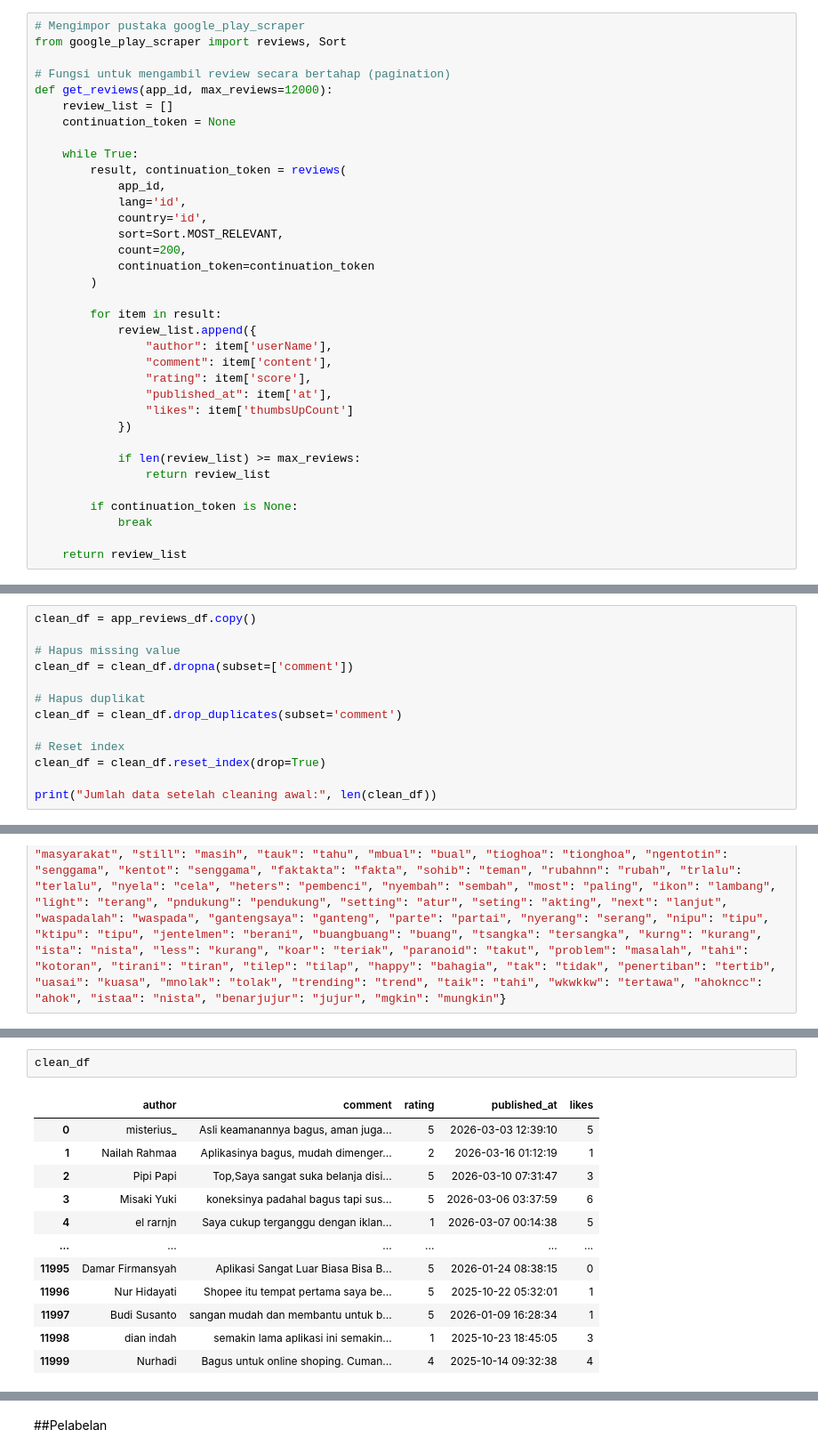
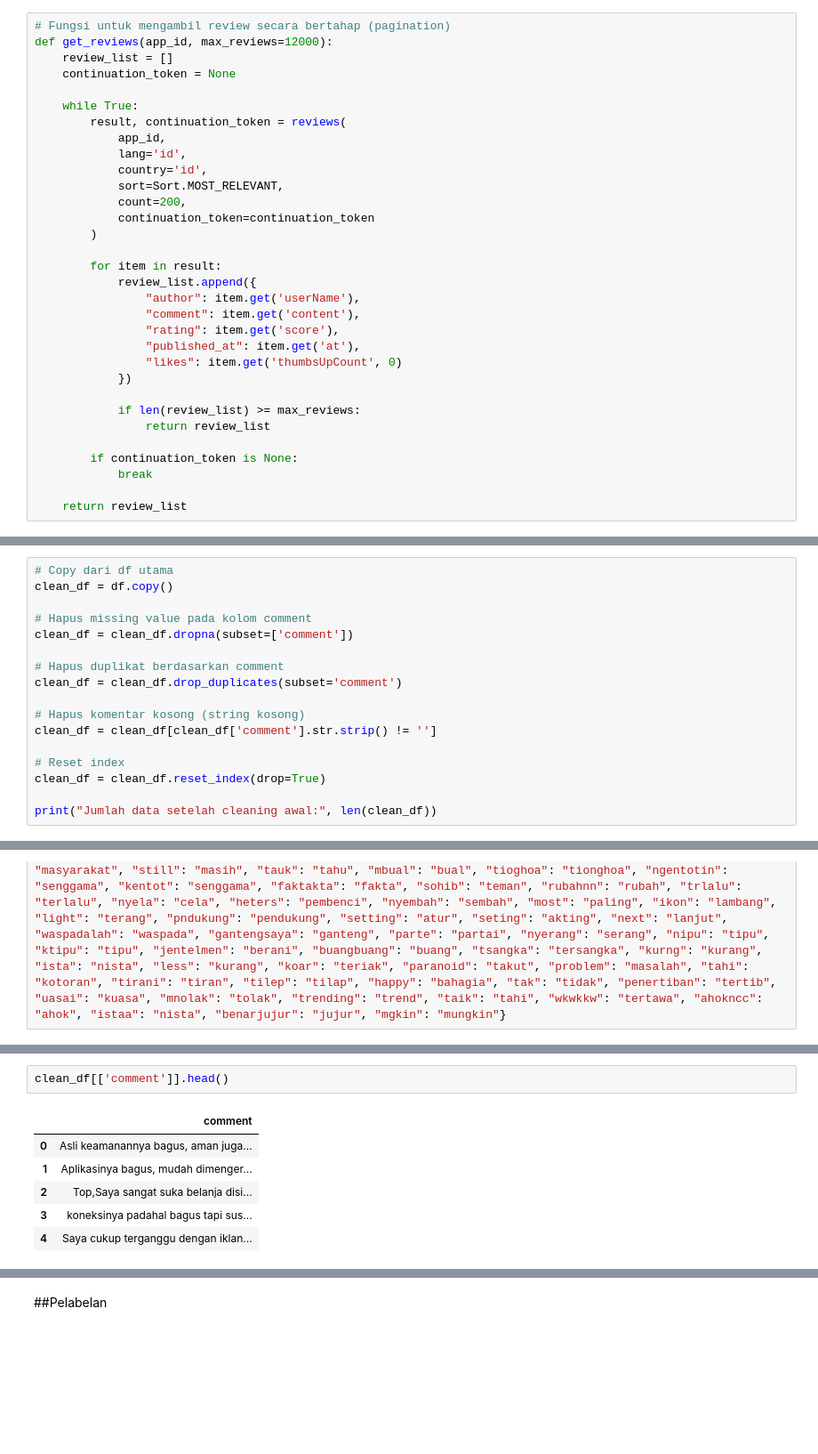
Before and after one commit to NyssaRomana/IDCamp-Dicoding, a Jupyter notebook: DeepLearningSubmissionpynb.ipynb, the cells around one changed output, grey strips where cells are left out. Shown at 89% size. Saved outputs shown, nothing was run; the diff lists cells and outputs as text; blank space fills up the shorter version.

```diff
--- a/DeepLearningSubmissionpynb.ipynb
+++ b/DeepLearningSubmissionpynb.ipynb
@@ -73,9 +70,6 @@ Analisis sentimen bertujuan untuk mengklasifikasikan ulasan pengguna ke dalam ti
 
 Dataset diperoleh melalui proses scraping menggunakan Python, sehingga mencerminkan data aktual dari pengguna. Hasil analisis ini diharapkan dapat memberikan insight bagi pengembang aplikasi dalam meningkatkan kualitas layanan dan pengalaman pengguna.
 # %%
-# Mengimpor pustaka google_play_scraper
-from google_play_scraper import reviews, Sort
-
 # Fungsi untuk mengambil review secara bertahap (pagination)
 def get_reviews(app_id, max_reviews=12000):
     review_list = []
@@ -93,11 +87,11 @@ def get_reviews(app_id, max_reviews=12000):
 
         for item in result:
             review_list.append({
-                "author": item['userName'],
-                "comment": item['content'],
-                "rating": item['score'],
-                "published_at": item['at'],
-                "likes": item['thumbsUpCount']
+                "author": item.get('userName'),
+                "comment": item.get('content'),
+                "rating": item.get('score'),
+                "published_at": item.get('at'),
+                "likes": item.get('thumbsUpCount', 0)
             })
 
             if len(review_list) >= max_reviews:
@@ -228,13 +248,17 @@ Jumlah duplikat: 0
 # %% [markdown]
 Berdasarkan hasil pengecekan, tidak ditemukan data duplikat pada kolom komentar. Hal ini menunjukkan bahwa setiap ulasan dalam dataset bersifat unik.
 # %%
-clean_df = app_reviews_df.copy()
+# Copy dari df utama
+clean_df = df.copy()
 
-# Hapus missing value
+# Hapus missing value pada kolom comment
 clean_df = clean_df.dropna(subset=['comment'])
 
-# Hapus duplikat
+# Hapus duplikat berdasarkan comment
 clean_df = clean_df.drop_duplicates(subset='comment')
+
+# Hapus komentar kosong (string kosong)
+clean_df = clean_df[clean_df['comment'].str.strip() != '']
 
 # Reset index
 clean_df = clean_df.reset_index(drop=True)
@@ -319,15 +355,9 @@ def fix_slangwords(text):
 # %%
-clean_df
+clean_df[['comment']].head()
 # %% [output]
-|  | author | comment | rating | published_at | likes |
-| 0 | misterius_ | Asli keamanannya bagus, aman juga... | 5 | 2026-03-03 12:39:10 | 5 |
-| 1 | Nailah Rahmaa | Aplikasinya bagus, mudah dimenger... | 2 | 2026-03-16 01:12:19 | 1 |
-| 2 | Pipi Papi | Top,Saya sangat suka belanja disi... | 5 | 2026-03-10 07:31:47 | 3 |
-| 3 | Misaki Yuki | koneksinya padahal bagus tapi sus... | 5 | 2026-03-06 03:37:59 | 6 |
-| 4 | el rarnjn | Saya cukup terganggu dengan iklan... | 1 | 2026-03-07 00:14:38 | 5 |
-| ... | ... | ... | ... | ... | ... |
-| 11995 | Damar Firmansyah | Aplikasi Sangat Luar Biasa Bisa B... | 5 | 2026-01-24 08:38:15 | 0 |
-| 11996 | Nur Hidayati | Shopee itu tempat pertama saya be... | 5 | 2025-10-22 05:32:01 | 1 |
-| 11997 | Budi Susanto | sangan mudah dan membantu untuk b... | 5 | 2026-01-09 16:28:34 | 1 |
-| 11998 | dian indah | semakin lama aplikasi ini semakin... | 1 | 2025-10-23 18:45:05 | 3 |
-| 11999 | Nurhadi | Bagus untuk online shoping. Cuman... | 4 | 2025-10-14 09:32:38 | 4 |
+|  | comment |
+| 0 | Asli keamanannya bagus, aman juga... |
+| 1 | Aplikasinya bagus, mudah dimenger... |
+| 2 | Top,Saya sangat suka belanja disi... |
+| 3 | koneksinya padahal bagus tapi sus... |
+| 4 | Saya cukup terganggu dengan iklan... |
```
Also changed, not shown: parts of 22 cells of this notebook.
